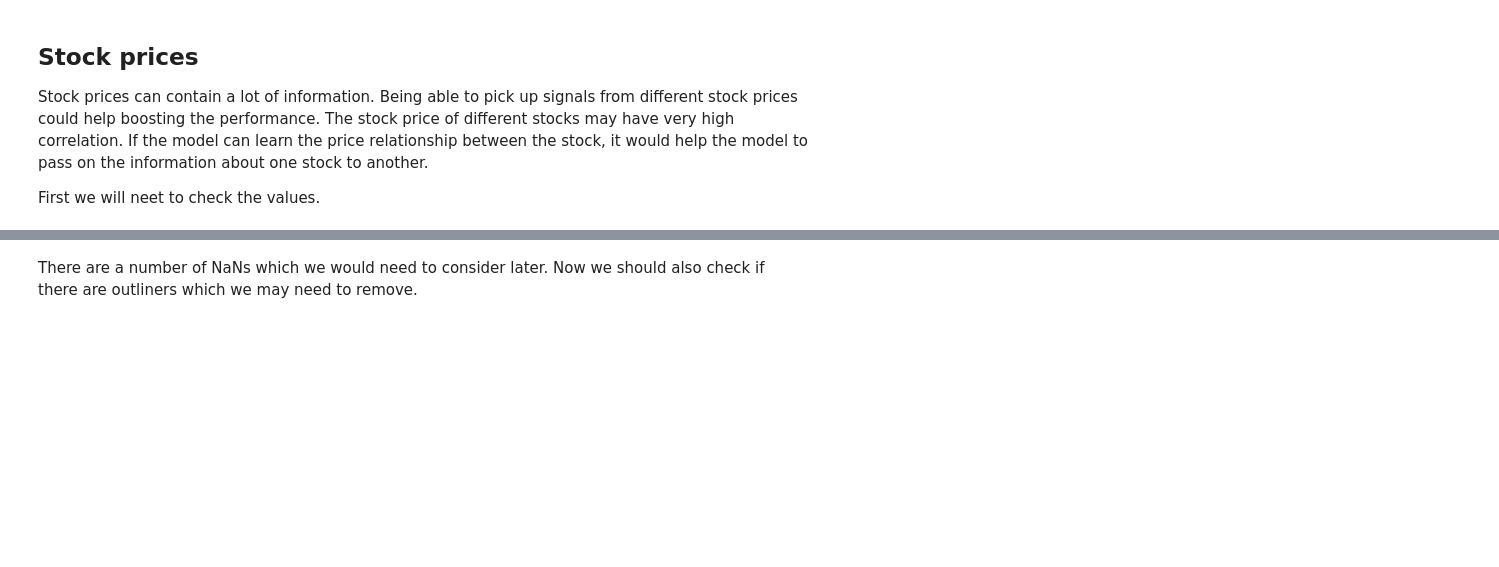
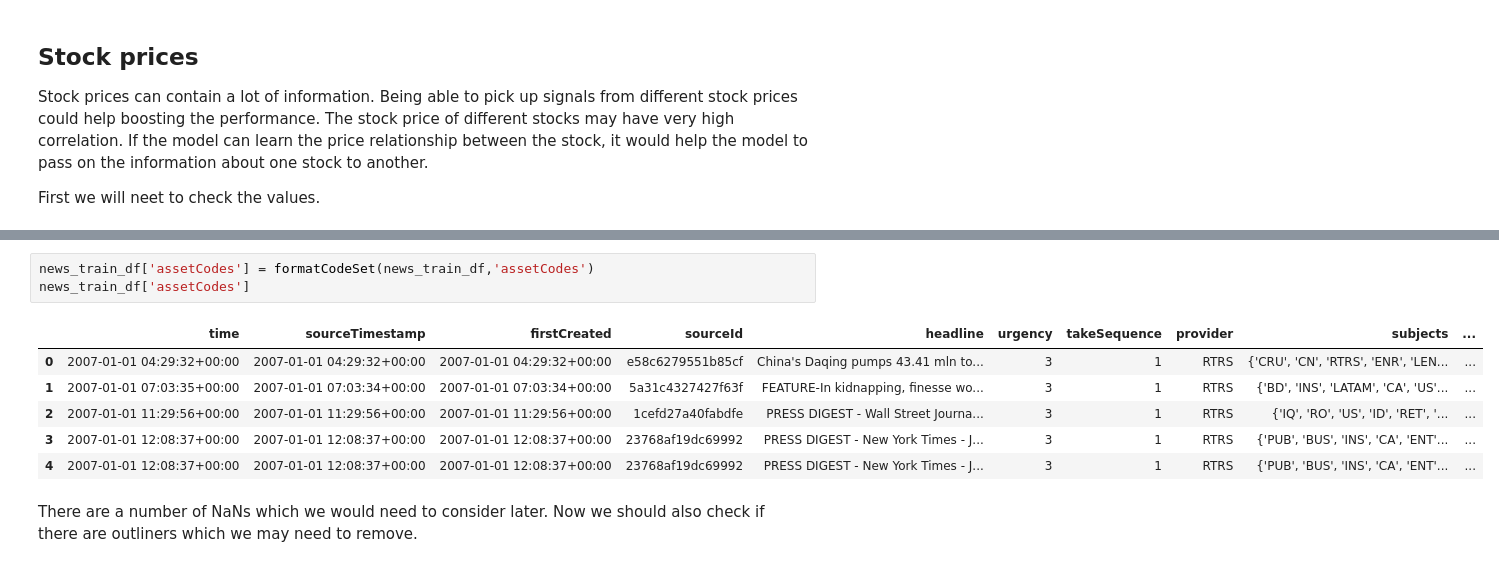
Before and after one commit to CKPOON0619/Kaggle2Sigma, a Jupyter notebook: Market Data Transform and Features Engineering.ipynb, the cells around one changed output, grey strips where cells are left out. Drawn from its saved outputs; the diff is of its cells as text; blank space fills up the shorter version.

```diff
--- a/Market Data Transform and Features Engineering.ipynb
+++ b/Market Data Transform and Features Engineering.ipynb
@@ -98,4 +106,14 @@ pivot.head()
 5 rows × 2860 columns
+# %%
+news_train_df['assetCodes'] = formatCodeSet(news_train_df,'assetCodes')
+news_train_df['assetCodes']
+# %% [output]
+|  | time | sourceTimestamp | firstCreated | sourceId | headline | urgency | takeSequence | provider | subjects | ... |
+| 0 | 2007-01-01 04:29:32+00:00 | 2007-01-01 04:29:32+00:00 | 2007-01-01 04:29:32+00:00 | e58c6279551b85cf | China's Daqing pumps 43.41 mln to... | 3 | 1 | RTRS | {'CRU', 'CN', 'RTRS', 'ENR', 'LEN... | ... |
+| 1 | 2007-01-01 07:03:35+00:00 | 2007-01-01 07:03:34+00:00 | 2007-01-01 07:03:34+00:00 | 5a31c4327427f63f | FEATURE-In kidnapping, finesse wo... | 3 | 1 | RTRS | {'BD', 'INS', 'LATAM', 'CA', 'US'... | ... |
+| 2 | 2007-01-01 11:29:56+00:00 | 2007-01-01 11:29:56+00:00 | 2007-01-01 11:29:56+00:00 | 1cefd27a40fabdfe | PRESS DIGEST - Wall Street Journa... | 3 | 1 | RTRS | {'IQ', 'RO', 'US', 'ID', 'RET', '... | ... |
+| 3 | 2007-01-01 12:08:37+00:00 | 2007-01-01 12:08:37+00:00 | 2007-01-01 12:08:37+00:00 | 23768af19dc69992 | PRESS DIGEST - New York Times - J... | 3 | 1 | RTRS | {'PUB', 'BUS', 'INS', 'CA', 'ENT'... | ... |
+| 4 | 2007-01-01 12:08:37+00:00 | 2007-01-01 12:08:37+00:00 | 2007-01-01 12:08:37+00:00 | 23768af19dc69992 | PRESS DIGEST - New York Times - J... | 3 | 1 | RTRS | {'PUB', 'BUS', 'INS', 'CA', 'ENT'... | ... |
 # %% [markdown]
 There are a number of NaNs which we would need to consider later.
 Now we should also check if there are outliners which we may need to remove.
```
Also changed, not shown: parts of 7 cells of this notebook, 2 other files.
